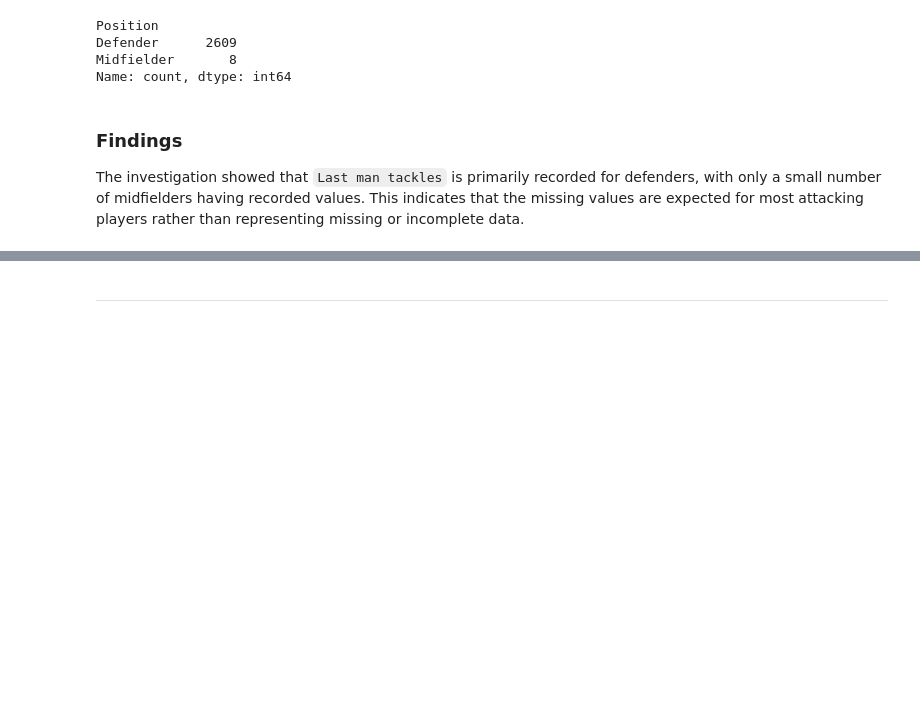
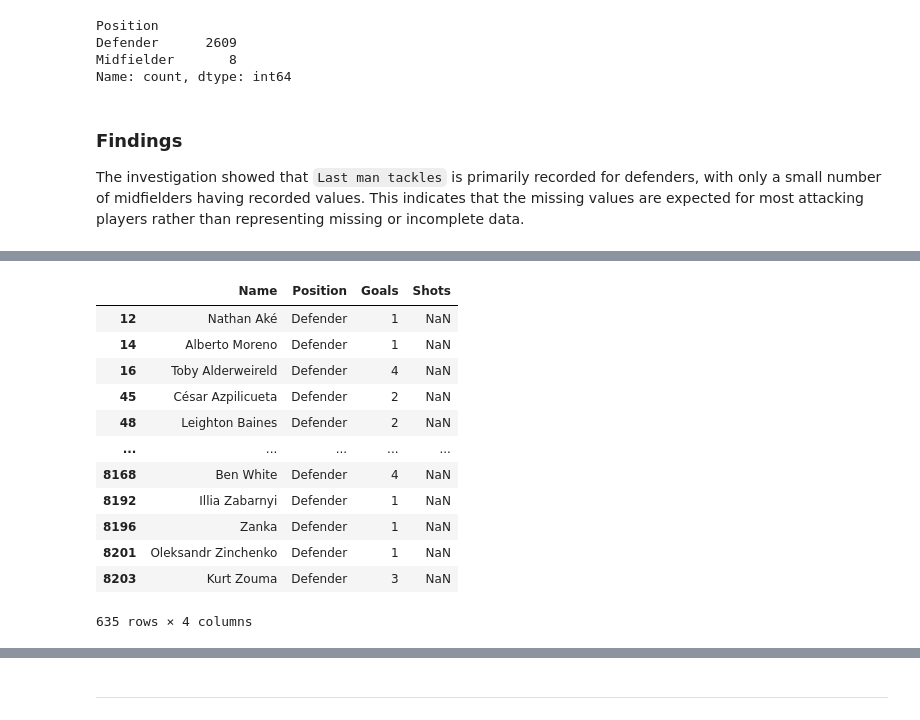
Before and after one commit to garethrogers28/premier-league-predictor, a Jupyter notebook: jupyter_notebooks/02_Data_Cleaning.ipynb, the cells around one changed output, grey strips where cells are left out. Cells and saved outputs as stored; diff of their text form; code cells hidden in the pictures; blank space fills up the shorter version.

```diff
--- a/jupyter_notebooks/02_Data_Cleaning.ipynb
+++ b/jupyter_notebooks/02_Data_Cleaning.ipynb
@@ -203,0 +248,19 @@ The investigation showed that `Last man tackles` is primarily recorded for defen
+# %%
+df.loc[
+    (df["Goals"] > 0) & (df["Shots"].isna()),
+    ["Name", "Position", "Goals", "Shots"]
+]
+# %% [output]
+|  | Name | Position | Goals | Shots |
+| 12 | Nathan Aké | Defender | 1 | NaN |
+| 14 | Alberto Moreno | Defender | 1 | NaN |
+| 16 | Toby Alderweireld | Defender | 4 | NaN |
+| 45 | César Azpilicueta | Defender | 2 | NaN |
+| 48 | Leighton Baines | Defender | 2 | NaN |
+| ... | ... | ... | ... | ... |
+| 8168 | Ben White | Defender | 4 | NaN |
+| 8192 | Illia Zabarnyi | Defender | 1 | NaN |
+| 8196 | Zanka | Defender | 1 | NaN |
+| 8201 | Oleksandr Zinchenko | Defender | 1 | NaN |
+| 8203 | Kurt Zouma | Defender | 3 | NaN |
+635 rows × 4 columns
```
Also changed, not shown: parts of 5 cells of this notebook.
